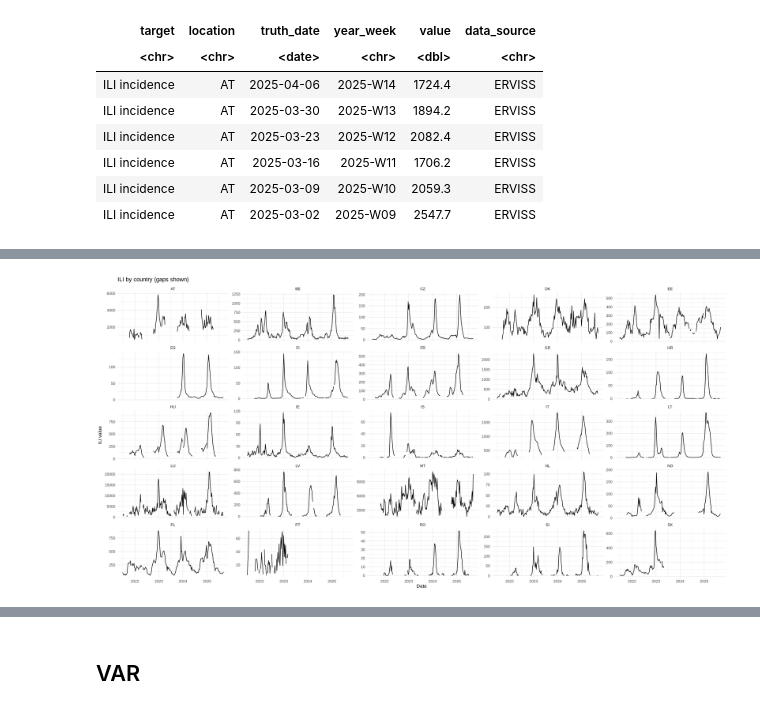
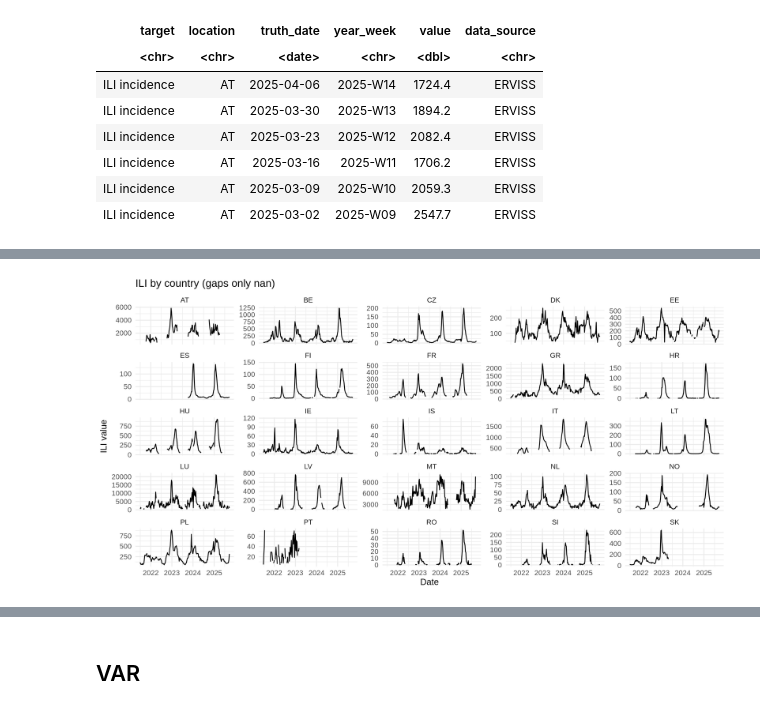
Before and after one commit to SahputraS/Flu-Forecast, a Jupyter notebook: Flu_Forecast_VAR.ipynb, the cells around one changed output, grey strips where cells are left out. Saved outputs shown, nothing was run; the diff lists cells and outputs as text; code cells hidden in the pictures.

```diff
--- a/Flu_Forecast_VAR.ipynb
+++ b/Flu_Forecast_VAR.ipynb
@@ -62,0 +97,7 @@ A tibble: 6 × 6
+# %%
+ili_data0 <- ili_all %>%
+  select(truth_date, location, value) %>%
+  rename(date = truth_date, location_name = location) %>%
+  arrange(date)
+
+head(ili_data0)
@@ -95,15 +135,17 @@ A tibble: 6 × 3
 # %%
-ili_prep <- ili_data %>%
+ili_prep <- ili_data0 %>%
   group_by(location_name) %>%
   complete(date = seq.Date(min(date), max(date), by = "week")) %>%
   mutate(value = ifelse(value == 0, NA, value))  %>%
   arrange(location_name, date) %>%
   ungroup()
 
+options(repr.plot.width = 20, repr.plot.height = 10, repr.plot.res = 150)
+
 ggplot(ili_prep, aes(x = date, y = value)) +
   geom_line(na.rm = FALSE) +
   facet_wrap(~ location_name, scales = "free_y") +
-  labs(title = "ILI by country (gaps shown)", x = "Date", y = "ILI value") +
-  theme_minimal()
+  labs(title = "ILI by country (gaps only nan)", x = "Date", y = "ILI value") +
+  theme_minimal(base_size=20)
 # %% [output]
-[figure, old version]
+[figure, new version]
```
Also changed, not shown: parts of 49 cells of this notebook.
